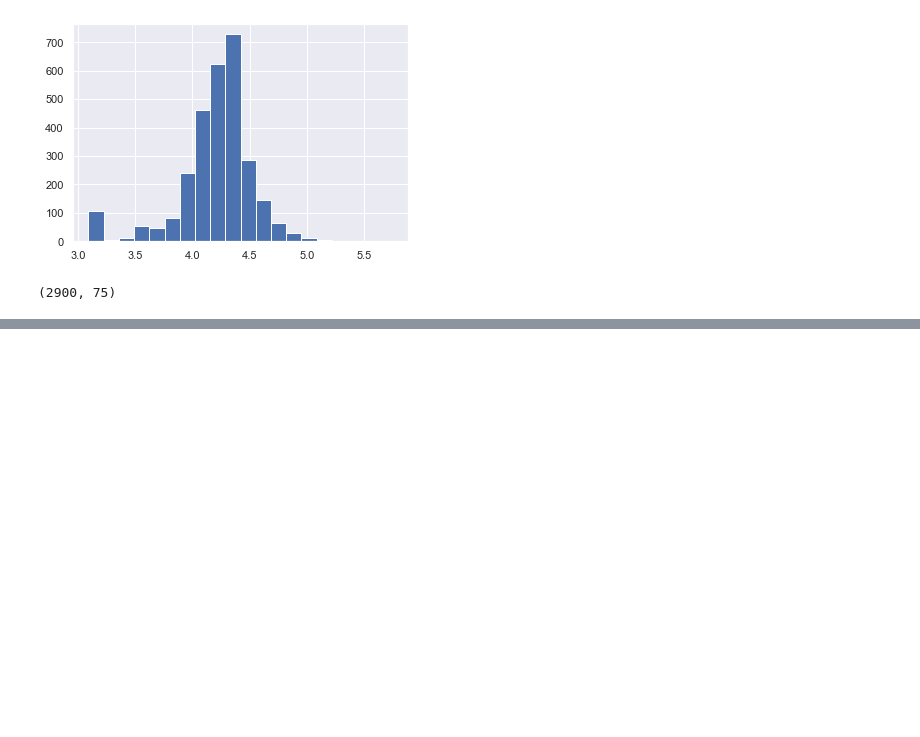
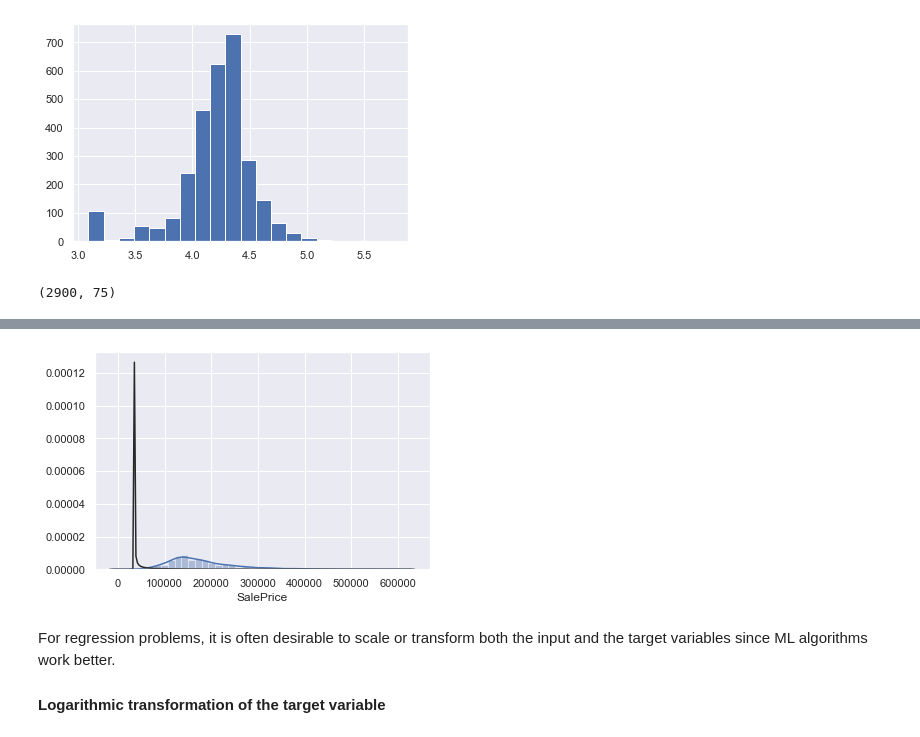
Before and after one commit to gepallas/ML_House_Prices, a Jupyter notebook: HousePrices_DataPreparation.ipynb, the cells around one changed output, grey strips where cells are left out. Drawn from its saved outputs; the diff is of its cells as text; code cells hidden in the pictures; blank space fills up the shorter version.

```diff
--- a/HousePrices_DataPreparation.ipynb
+++ b/HousePrices_DataPreparation.ipynb
@@ -178,0 +187,8 @@ all_data_log.shape
+# %%
+sns.distplot(sale_price, fit=st.lognorm);
+# %% [output]
+[figure, added]
+# %% [markdown]
+For regression problems, it is often desirable to scale or transform both the input and the target variables since ML algorithms work better.
+
+#### Logarithmic transformation of the target variable
```
Also changed, not shown: parts of 8 cells of this notebook.
